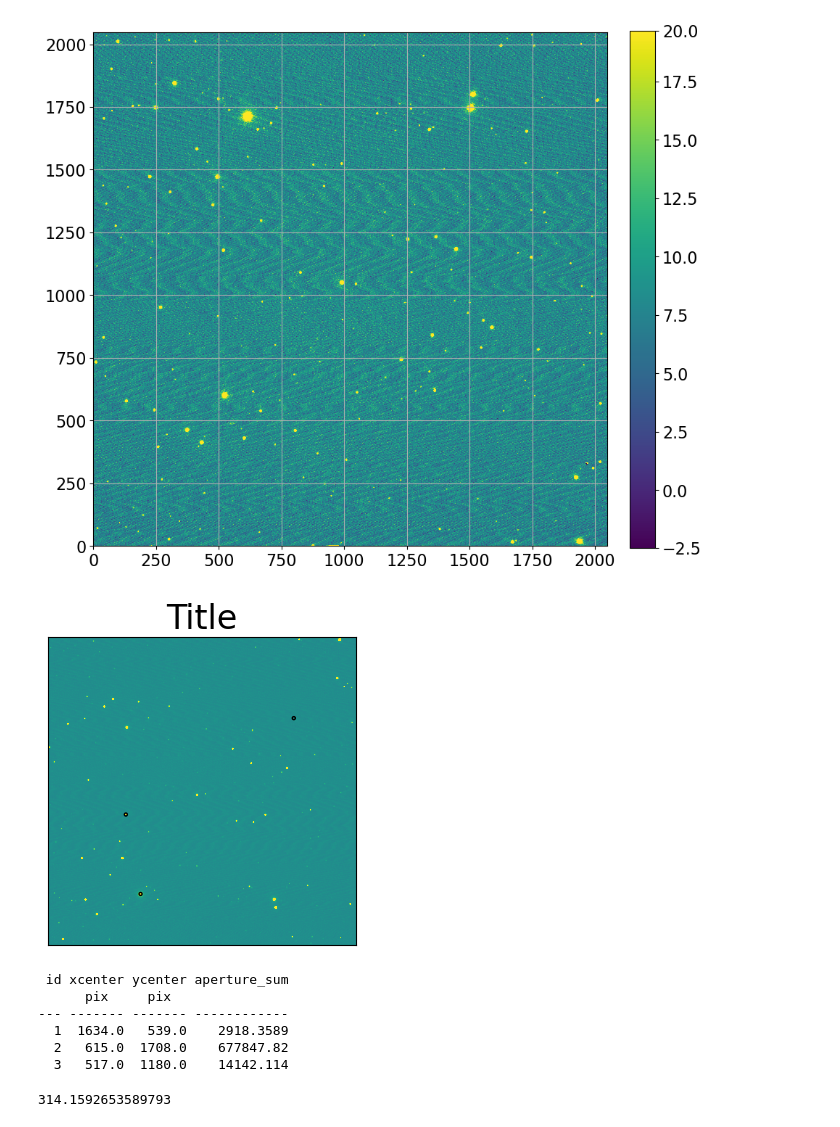
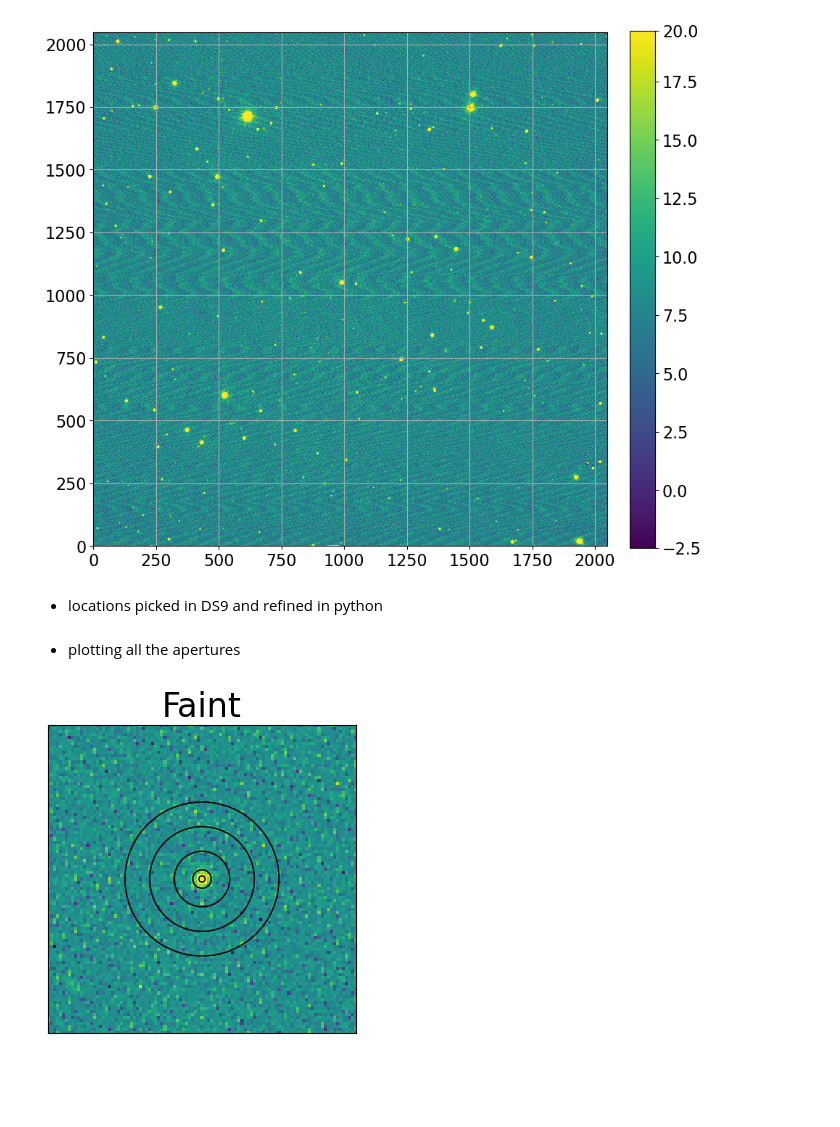
Before and after one commit to VanderbiltAstronomy/astr_8060_f23, a Jupyter notebook: work/schultls/hw6/hw6_nb.ipynb, the cells around one changed output. Saved outputs shown, nothing was run; the diff lists cells and outputs as text; code cells hidden in the pictures; blank space fills up the shorter version.

```diff
--- a/work/schultls/hw6/hw6_nb.ipynb
+++ b/work/schultls/hw6/hw6_nb.ipynb
@@ -160,50 +160,45 @@ hdu = fits.open(pg16_std_img)
 hdr = hdu[0].header
 img = hdu[0].data
 #show_image(img)
+# %% [markdown]
+* locations picked in DS9 and refined in python
 # %%
-x1 = 1634 #faint
-x2 = 615 #strong
-x3 = 517 #medium
-y1 = 539
-y2 = 1708
-y3 = 1180
+x1 = 919 #faint
+x2 = 518 #medium
+x3 = 613 #strong
+
+y1 = 1432
+y2 = 1177
+y3 = 1709
+
 positions = [(x1,y1),(x2,y2),(x3,y3)]
 # %%
-aperture5 = CircularAperture(positions, r=5.0)
-aperture10 = CircularAperture(positions, r=10.0)
-aperture15 = CircularAperture(positions, r=15.0)
-aperture20 = CircularAperture(positions, r=20.0)
-aperture25 = CircularAperture(positions, r=25.0)
+aperture1 = CircularAperture(positions, r=1.0)
+aperture2 = CircularAperture(positions, r=3.0)
+aperture3 = CircularAperture(positions, r=9.0)
+aperture4 = CircularAperture(positions, r=17.0)
+aperture5 = CircularAperture(positions, r=25.0)
+
+aperturelist = [aperture1, aperture2, aperture3, aperture4, aperture5]
+# %% [markdown]
+* plotting all the apertures
 # %%
 imgmn = img.mean()
 imgstd = img.std()
 min_level = imgmn - imgstd
 max_level = imgmn + imgstd
 fig = plt.subplots(1,1,figsize=(4,4))
 plt.imshow(img, vmin=min_level, vmax=max_level)
-aperture5.plot()
-aperture10.plot()
+for ap in aperturelist:
+    ap.plot()
 plt.xticks([])
 plt.yticks([])
 # plt.xlim(right=1600)
 # plt.ylim(top=500)
-plt.title('Title')
+plt.xlim(positions[0][0]-50, positions[0][0]+50)
+plt.ylim(positions[0][1]-50, positions[0][1]+50)
+plt.title('Faint')
 plt.grid(False)
 plt.show()
 # %% [output]
-[figure, old version]
+[figure, new version]
-# %%
-phot_table = aperture_photometry(img, aperture)
-phot_table['aperture_sum'].info.format = '%.8g'
-print(phot_table)
-# %% [output]
- id xcenter ycenter aperture_sum
-      pix     pix
---- ------- ------- ------------
-  1  1634.0   539.0    2918.3589
-  2   615.0  1708.0    677847.82
-  3   517.0  1180.0    14142.114
-# %%
-print(aperture.area)
-# %% [output]
-314.1592653589793
```
Also changed, not shown: parts of 12 cells of this notebook.
